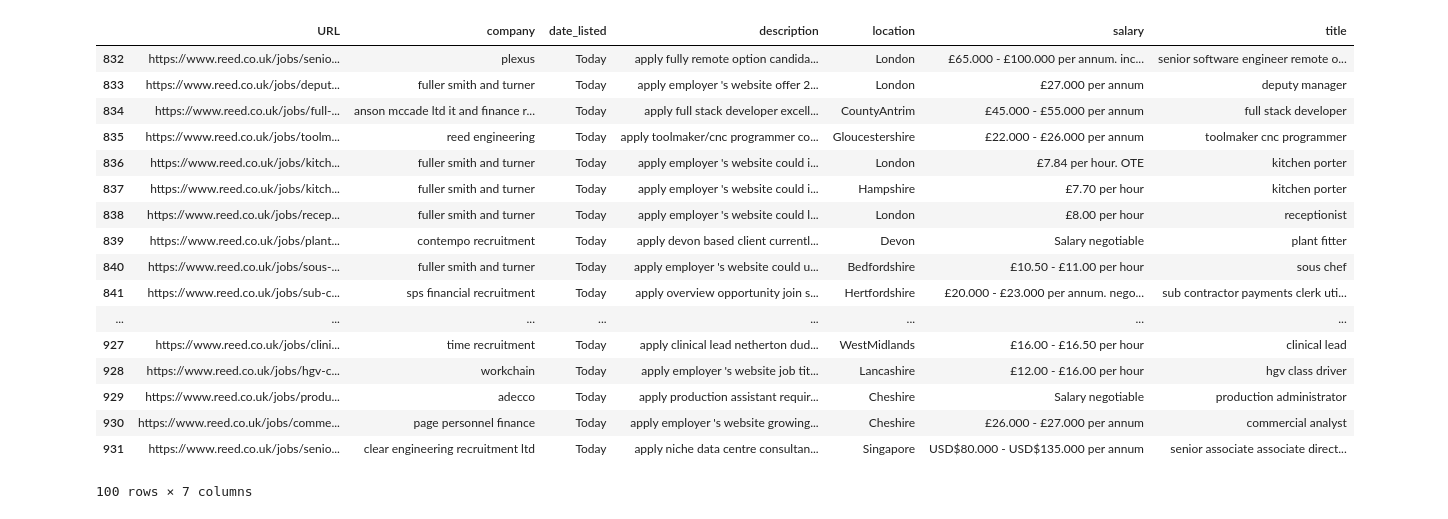
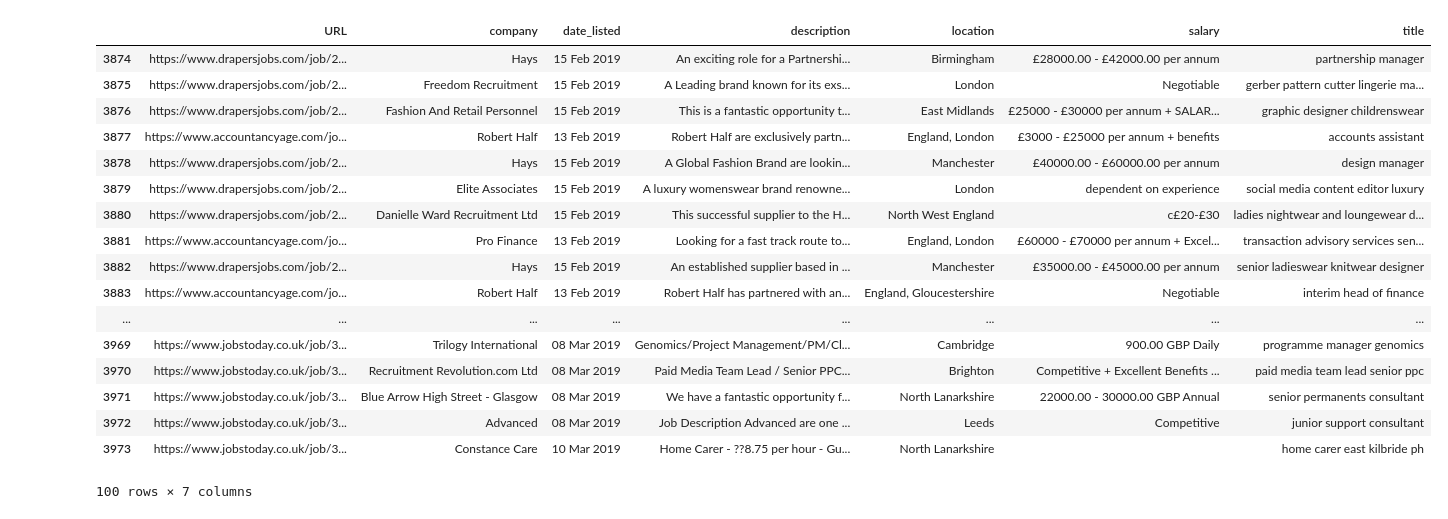
Before and after one commit to JeffreyBosman/InformationRetrieval, a Jupyter notebook: Cleansing_scrapy_output.ipynb, the cells around one changed output. Drawn from its saved outputs; the diff is of its cells as text; code cells hidden in the pictures.

```diff
--- a/Cleansing_scrapy_output.ipynb
+++ b/Cleansing_scrapy_output.ipynb
@@ -284,25 +284,25 @@ df_today = pd.DataFrame(data_today)
 df_indeed = pd.DataFrame(data_indeed)
 df_techno = pd.DataFrame(data_techno)
 # %%
-df_reed.tail(100)
+df_today.tail(100)
 # %% [output]
 |  | URL | company | date_listed | description | location | salary | title |
-| 832 | https://www.reed.co.uk/jobs/senio... | plexus | Today | apply fully remote option candida... | London | £65.000 - £100.000 per annum. inc... | senior software engineer remote o... |
-| 833 | https://www.reed.co.uk/jobs/deput... | fuller smith and turner | Today | apply employer 's website offer 2... | London | £27.000 per annum | deputy manager |
-| 834 | https://www.reed.co.uk/jobs/full-... | anson mccade ltd it and finance r... | Today | apply full stack developer excell... | CountyAntrim | £45.000 - £55.000 per annum | full stack developer |
-| 835 | https://www.reed.co.uk/jobs/toolm... | reed engineering | Today | apply toolmaker/cnc programmer co... | Gloucestershire | £22.000 - £26.000 per annum | toolmaker cnc programmer |
-| 836 | https://www.reed.co.uk/jobs/kitch... | fuller smith and turner | Today | apply employer 's website could i... | London | £7.84 per hour. OTE | kitchen porter |
-| 837 | https://www.reed.co.uk/jobs/kitch... | fuller smith and turner | Today | apply employer 's website could i... | Hampshire | £7.70 per hour | kitchen porter |
-| 838 | https://www.reed.co.uk/jobs/recep... | fuller smith and turner | Today | apply employer 's website could l... | London | £8.00 per hour | receptionist |
-| 839 | https://www.reed.co.uk/jobs/plant... | contempo recruitment | Today | apply devon based client currentl... | Devon | Salary negotiable | plant fitter |
-| 840 | https://www.reed.co.uk/jobs/sous-... | fuller smith and turner | Today | apply employer 's website could u... | Bedfordshire | £10.50 - £11.00 per hour | sous chef |
-| 841 | https://www.reed.co.uk/jobs/sub-c... | sps financial recruitment | Today | apply overview opportunity join s... | Hertfordshire | £20.000 - £23.000 per annum. nego... | sub contractor payments clerk uti... |
+| 3874 | https://www.drapersjobs.com/job/2... | Hays | 15 Feb 2019 | An exciting role for a Partnershi... | Birmingham | £28000.00 - £42000.00 per annum | partnership manager |
+| 3875 | https://www.drapersjobs.com/job/2... | Freedom Recruitment | 15 Feb 2019 | A Leading brand known for its exs... | London | Negotiable | gerber pattern cutter lingerie ma... |
+| 3876 | https://www.drapersjobs.com/job/2... | Fashion And Retail Personnel | 15 Feb 2019 | This is a fantastic opportunity t... | East Midlands | £25000 - £30000 per annum + SALAR... | graphic designer childrenswear |
+| 3877 | https://www.accountancyage.com/jo... | Robert Half | 13 Feb 2019 | Robert Half are exclusively partn... | England, London | £3000 - £25000 per annum + benefits | accounts assistant |
+| 3878 | https://www.drapersjobs.com/job/2... | Hays | 15 Feb 2019 | A Global Fashion Brand are lookin... | Manchester | £40000.00 - £60000.00 per annum | design manager |
+| 3879 | https://www.drapersjobs.com/job/2... | Elite Associates | 15 Feb 2019 | A luxury womenswear brand renowne... | London | dependent on experience | social media content editor luxury |
+| 3880 | https://www.drapersjobs.com/job/2... | Danielle Ward Recruitment Ltd | 15 Feb 2019 | This successful supplier to the H... | North West England | c£20-£30 | ladies nightwear and loungewear d... |
+| 3881 | https://www.accountancyage.com/jo... | Pro Finance | 13 Feb 2019 | Looking for a fast track route to... | England, London | £60000 - £70000 per annum + Excel... | transaction advisory services sen... |
+| 3882 | https://www.drapersjobs.com/job/2... | Hays | 15 Feb 2019 | An established supplier based in ... | Manchester | £35000.00 - £45000.00 per annum | senior ladieswear knitwear designer |
+| 3883 | https://www.accountancyage.com/jo... | Robert Half | 13 Feb 2019 | Robert Half has partnered with an... | England, Gloucestershire | Negotiable | interim head of finance |
 | ... | ... | ... | ... | ... | ... | ... | ... |
-| 927 | https://www.reed.co.uk/jobs/clini... | time recruitment | Today | apply clinical lead netherton dud... | WestMidlands | £16.00 - £16.50 per hour | clinical lead |
-| 928 | https://www.reed.co.uk/jobs/hgv-c... | workchain | Today | apply employer 's website job tit... | Lancashire | £12.00 - £16.00 per hour | hgv class driver |
-| 929 | https://www.reed.co.uk/jobs/produ... | adecco | Today | apply production assistant requir... | Cheshire | Salary negotiable | production administrator |
-| 930 | https://www.reed.co.uk/jobs/comme... | page personnel finance | Today | apply employer 's website growing... | Cheshire | £26.000 - £27.000 per annum | commercial analyst |
-| 931 | https://www.reed.co.uk/jobs/senio... | clear engineering recruitment ltd | Today | apply niche data centre consultan... | Singapore | USD$80.000 - USD$135.000 per annum | senior associate associate direct... |
+| 3969 | https://www.jobstoday.co.uk/job/3... | Trilogy International | 08 Mar 2019 | Genomics/Project Management/PM/Cl... | Cambridge | 900.00 GBP Daily | programme manager genomics |
+| 3970 | https://www.jobstoday.co.uk/job/3... | Recruitment Revolution.com Ltd | 08 Mar 2019 | Paid Media Team Lead / Senior PPC... | Brighton | Competitive + Excellent Benefits ... | paid media team lead senior ppc |
+| 3971 | https://www.jobstoday.co.uk/job/3... | Blue Arrow High Street - Glasgow | 08 Mar 2019 | We have a fantastic opportunity f... | North Lanarkshire | 22000.00 - 30000.00 GBP Annual | senior permanents consultant |
+| 3972 | https://www.jobstoday.co.uk/job/3... | Advanced | 08 Mar 2019 | Job Description Advanced are one ... | Leeds | Competitive | junior support consultant |
+| 3973 | https://www.jobstoday.co.uk/job/3... | Constance Care | 10 Mar 2019 | Home Carer - ??8.75 per hour - Gu... | North Lanarkshire |  | home carer east kilbride ph |
 100 rows × 7 columns
 # %%
 df_24['salary'] = df_24['salary'].replace('£','-')
```
Also changed, not shown: parts of 2 cells of this notebook, 1 other file.
